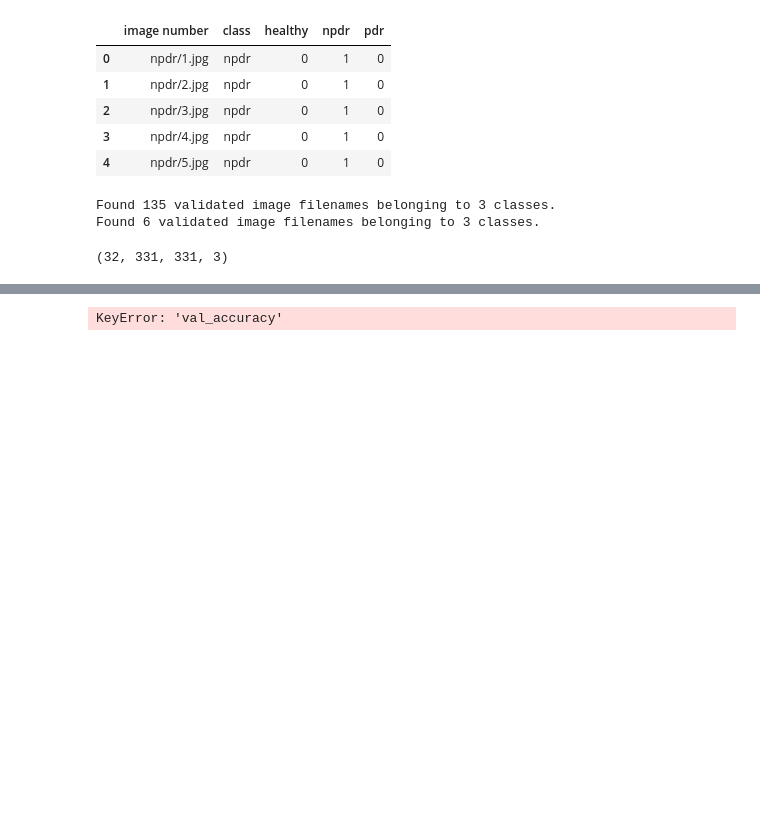
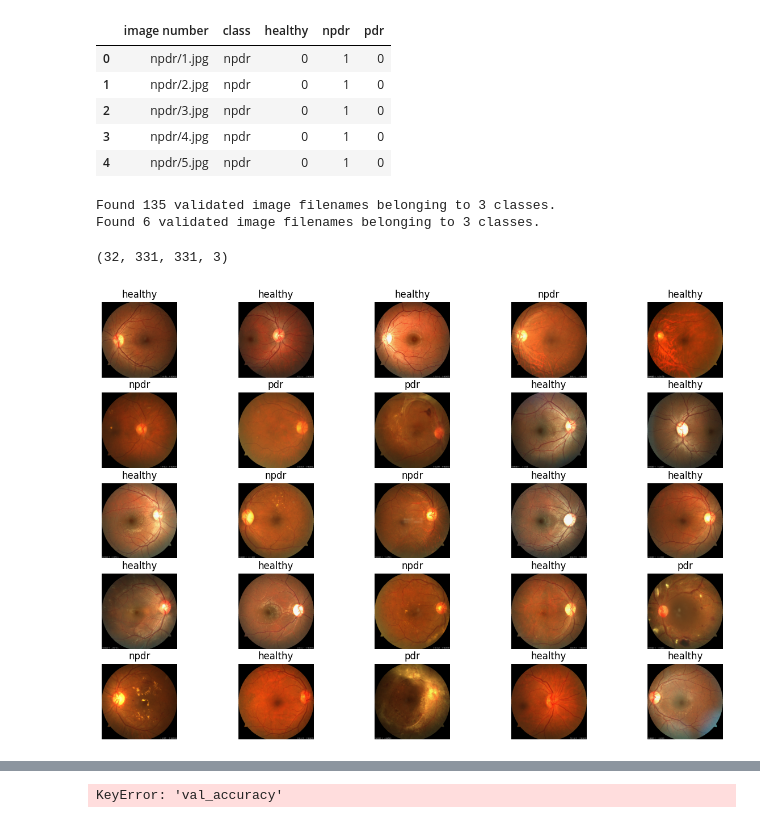
Before and after one commit to yiyangjessieyu/Deep-Learning-Image-Classifier, a Jupyter notebook: image_classifier_multi.ipynb, the cells around one changed output, grey strips where cells are left out. Saved outputs shown, nothing was run; the diff lists cells and outputs as text; code cells hidden in the pictures; blank space fills up the shorter version.

```diff
--- a/image_classifier_multi.ipynb
+++ b/image_classifier_multi.ipynb
@@ -137,6 +141,22 @@ x.shape # input shape of one record is (331,331,3) , 32: is the batch size
 Found 135 validated image filenames belonging to 3 classes.
 Found 6 validated image filenames belonging to 3 classes.
 (32, 331, 331, 3)
+# %%
+a = train_generator.class_indices # TODO check correct matches between labels and images
+class_names = list(a.keys()) # storing class/breed names in a list
+
+
+def plot_images(img, labels):
+	plt.figure(figsize=[15, 10])
+	for i in range(25):
+		plt.subplot(5, 5, i+1)
+		plt.imshow(img[i])
+		plt.title(class_names[np.argmax(labels[i])])
+		plt.axis('off')
+
+plot_images(x,y)
+# %% [output]
+[figure, added]
 # %%
 # Plot images
 
```
Also changed, not shown: parts of 11 cells of this notebook.
